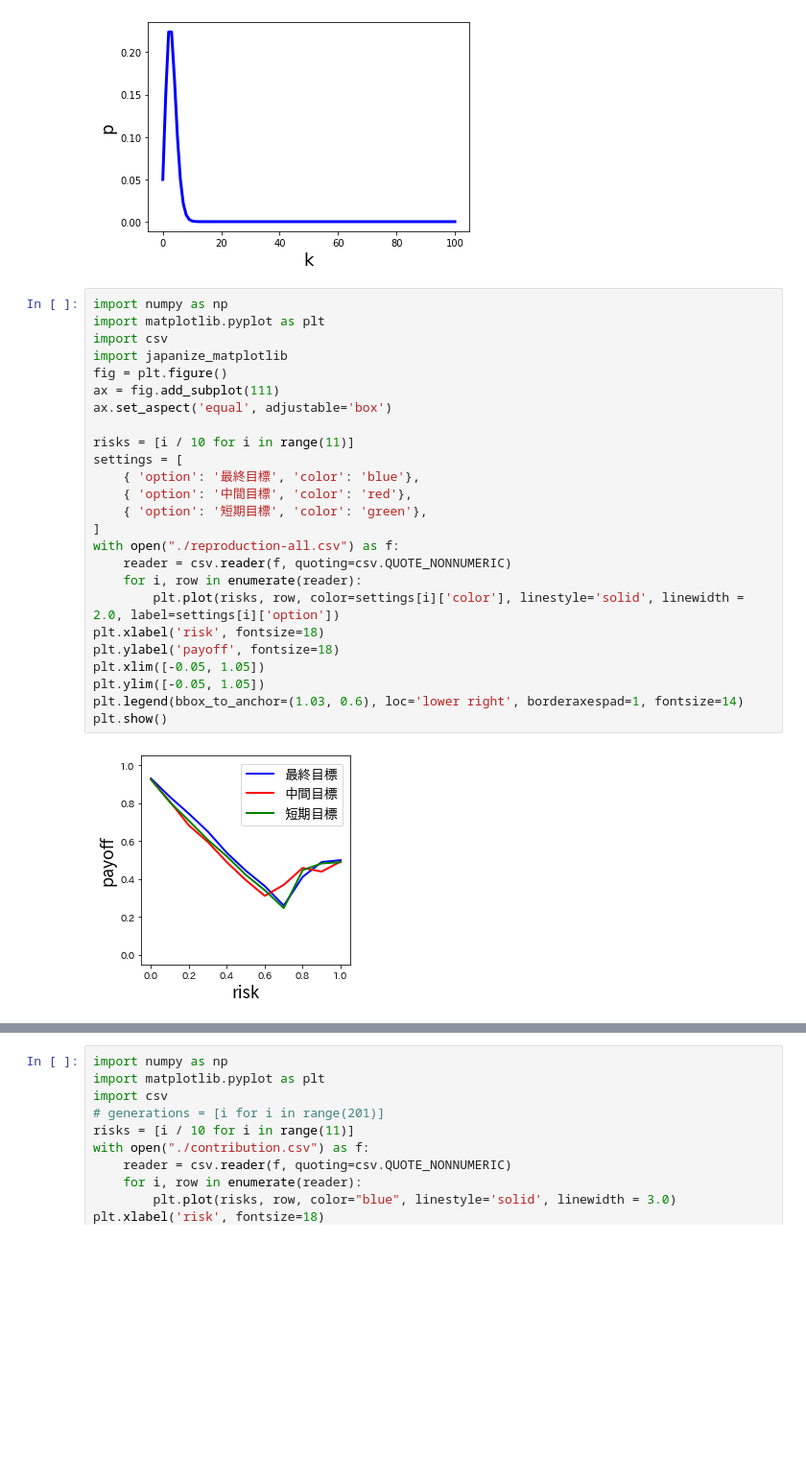
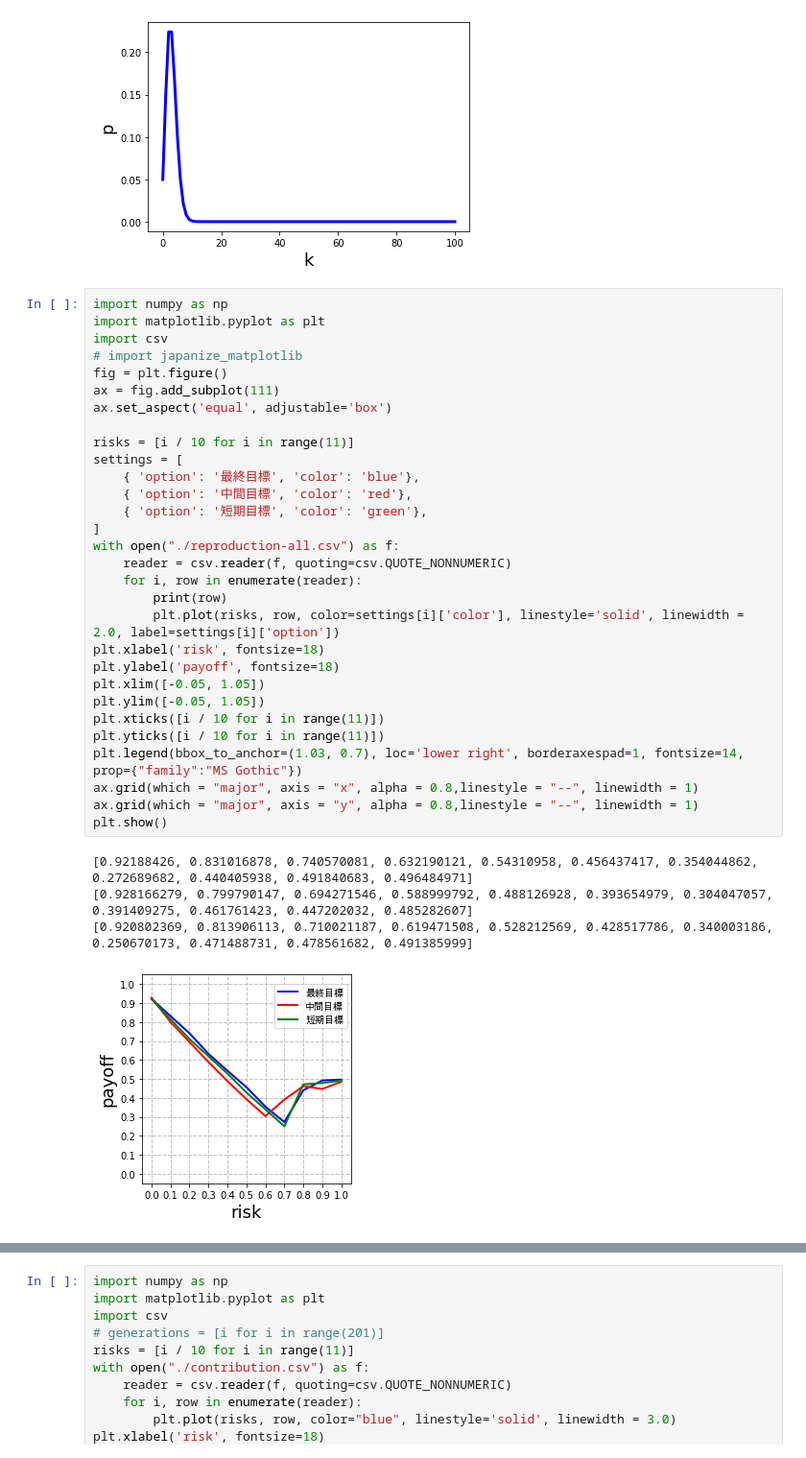
Before and after one commit to nao0526/graduation_research, a Jupyter notebook: figure.ipynb, the cells around one changed output, grey strips where cells are left out. Shown: that part at 96% size. Saved outputs shown, nothing was run; the diff lists cells and outputs as text; blank space fills up the shorter version.

```diff
--- a/figure.ipynb
+++ b/figure.ipynb
@@ -169,30 +169,38 @@ plt.show()
 # %%
 import numpy as np
 import matplotlib.pyplot as plt
 import csv
-import japanize_matplotlib
+# import japanize_matplotlib
 fig = plt.figure()
 ax = fig.add_subplot(111)
 ax.set_aspect('equal', adjustable='box')
 
 risks = [i / 10 for i in range(11)]
 settings = [
     { 'option': '最終目標', 'color': 'blue'},
     { 'option': '中間目標', 'color': 'red'},
     { 'option': '短期目標', 'color': 'green'},
 ]
 with open("./reproduction-all.csv") as f:
     reader = csv.reader(f, quoting=csv.QUOTE_NONNUMERIC)
     for i, row in enumerate(reader):
+        print(row)
         plt.plot(risks, row, color=settings[i]['color'], linestyle='solid', linewidth = 2.0, label=settings[i]['option'])
 plt.xlabel('risk', fontsize=18)
 plt.ylabel('payoff', fontsize=18)
 plt.xlim([-0.05, 1.05])
 plt.ylim([-0.05, 1.05])
-plt.legend(bbox_to_anchor=(1.03, 0.6), loc='lower right', borderaxespad=1, fontsize=14)
+plt.xticks([i / 10 for i in range(11)])
+plt.yticks([i / 10 for i in range(11)])
+plt.legend(bbox_to_anchor=(1.03, 0.7), loc='lower right', borderaxespad=1, fontsize=14, prop={"family":"MS Gothic"})
+ax.grid(which = "major", axis = "x", alpha = 0.8,linestyle = "--", linewidth = 1)
+ax.grid(which = "major", axis = "y", alpha = 0.8,linestyle = "--", linewidth = 1)
 plt.show()
 # %% [output]
+[0.92188426, 0.831016878, 0.740570081, 0.632190121, 0.54310958, 0.456437417, 0.354044862, 0.272689682, 0.440405938, 0.491840683, 0.496484971]
+[0.928166279, 0.799790147, 0.694271546, 0.588999792, 0.488126928, 0.393654979, 0.304047057, 0.391409275, 0.461761423, 0.447202032, 0.485282607]
+[0.920802369, 0.813906113, 0.710021187, 0.619471508, 0.528212569, 0.428517786, 0.340003186, 0.250670173, 0.471488731, 0.478561682, 0.491385999]
-[figure, old version]
+[figure, new version]
 # %%
 import numpy as np
 import matplotlib.pyplot as plt
```
Also changed, not shown: parts of 4 cells of this notebook, 13 other files.
